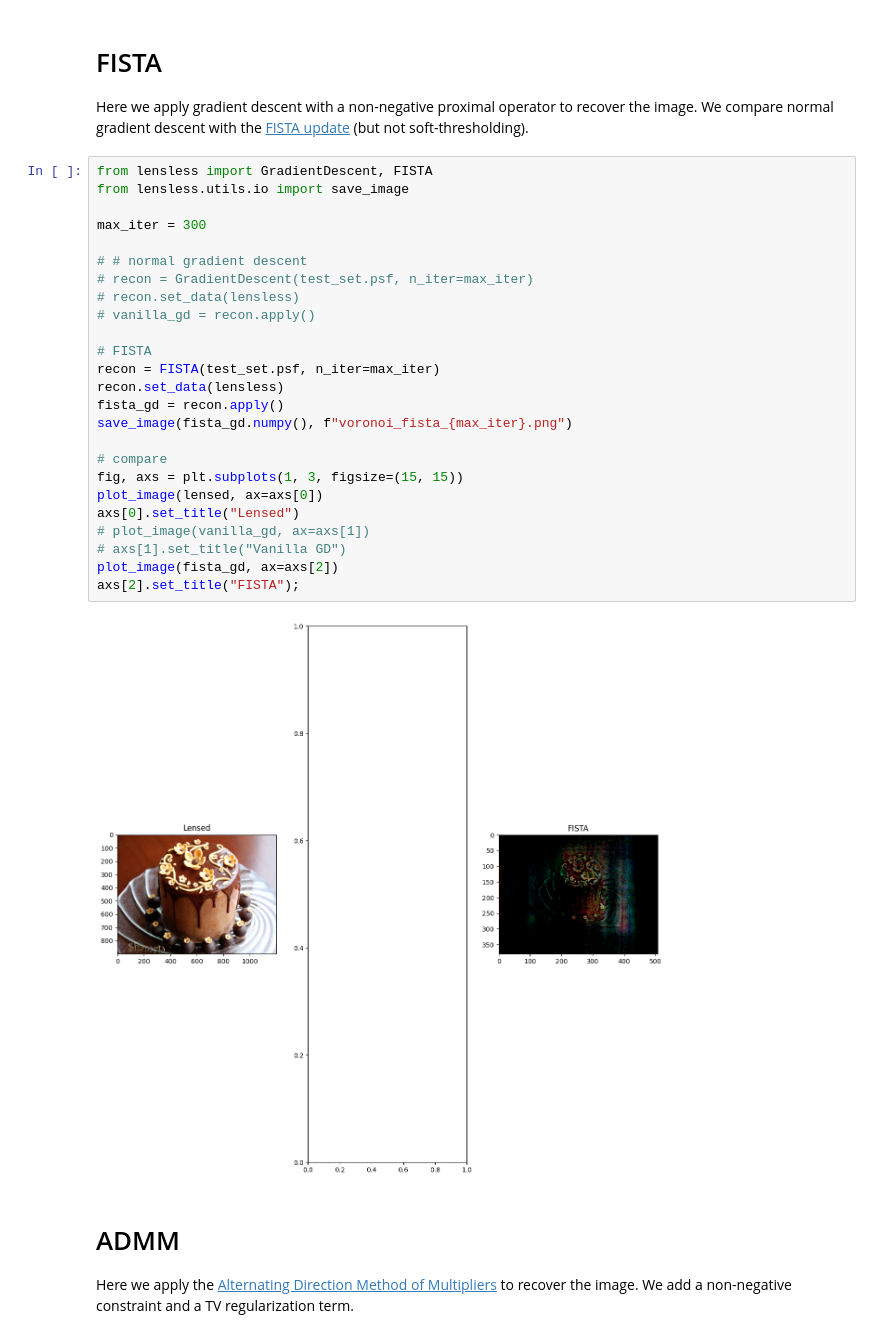
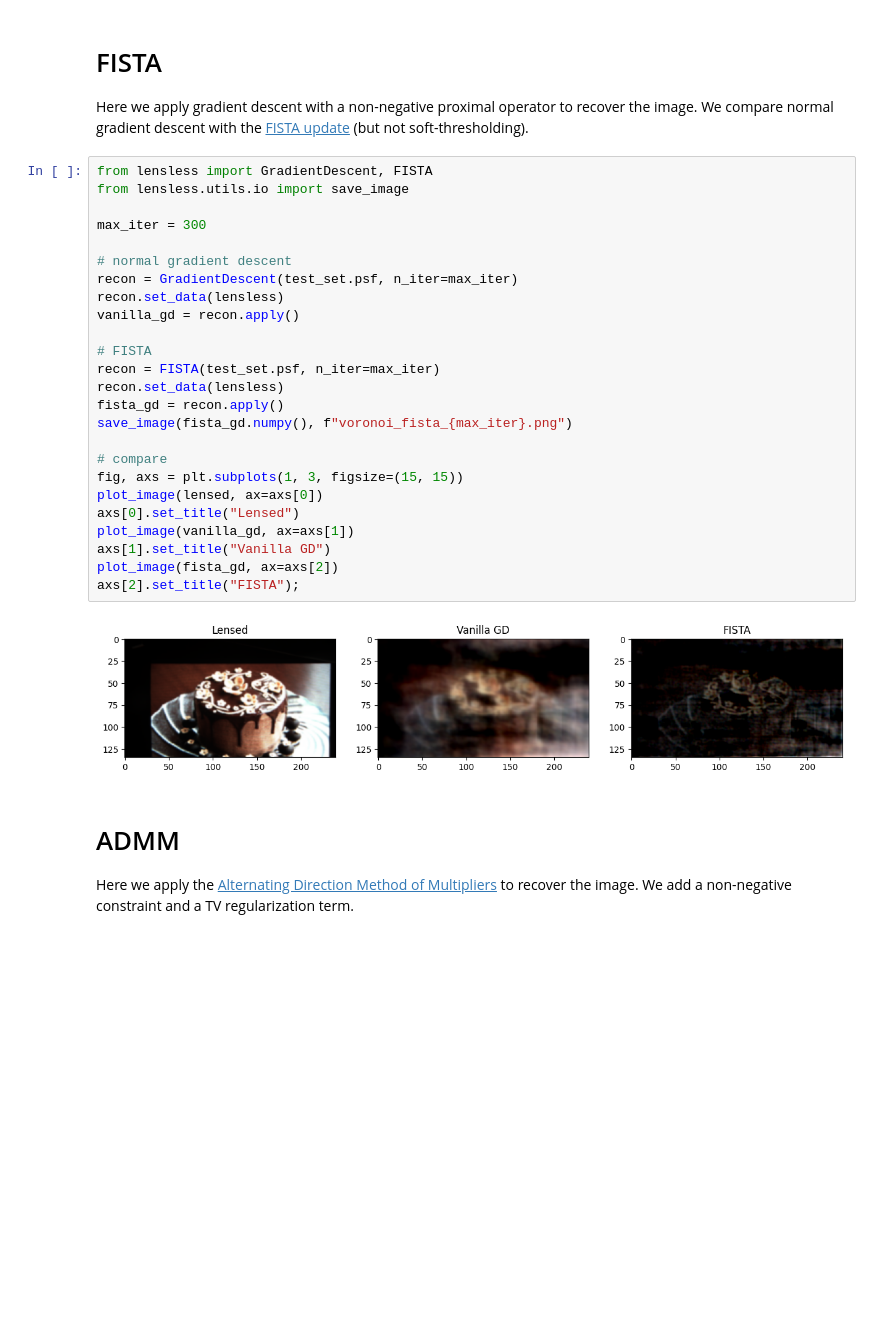
Before and after one commit to LCAV/LenslessPiCam, a Jupyter notebook: notebook/lenslesspicam_demo.ipynb, the cells around one changed output. Saved outputs shown, nothing was run; the diff lists cells and outputs as text; blank space fills up the shorter version.

```diff
--- a/notebook/lenslesspicam_demo.ipynb
+++ b/notebook/lenslesspicam_demo.ipynb
@@ -405,30 +405,30 @@ Here we apply gradient descent with a non-negative proximal operator to recover
 # %%
 from lensless import GradientDescent, FISTA
 from lensless.utils.io import save_image
 
 max_iter = 300
 
-# # normal gradient descent
-# recon = GradientDescent(test_set.psf, n_iter=max_iter)
-# recon.set_data(lensless)
-# vanilla_gd = recon.apply()
+# normal gradient descent
+recon = GradientDescent(test_set.psf, n_iter=max_iter)
+recon.set_data(lensless)
+vanilla_gd = recon.apply()
 
 # FISTA
 recon = FISTA(test_set.psf, n_iter=max_iter)
 recon.set_data(lensless)
 fista_gd = recon.apply()
 save_image(fista_gd.numpy(), f"voronoi_fista_{max_iter}.png")
 
 # compare
 fig, axs = plt.subplots(1, 3, figsize=(15, 15))
 plot_image(lensed, ax=axs[0])
 axs[0].set_title("Lensed")
-# plot_image(vanilla_gd, ax=axs[1])
-# axs[1].set_title("Vanilla GD")
+plot_image(vanilla_gd, ax=axs[1])
+axs[1].set_title("Vanilla GD")
 plot_image(fista_gd, ax=axs[2])
 axs[2].set_title("FISTA");
 # %% [output]
-[figure, old version]
+[figure, new version]
 # %% [markdown]
 # ADMM
 
```
Also changed, not shown: parts of 6 cells of this notebook.
